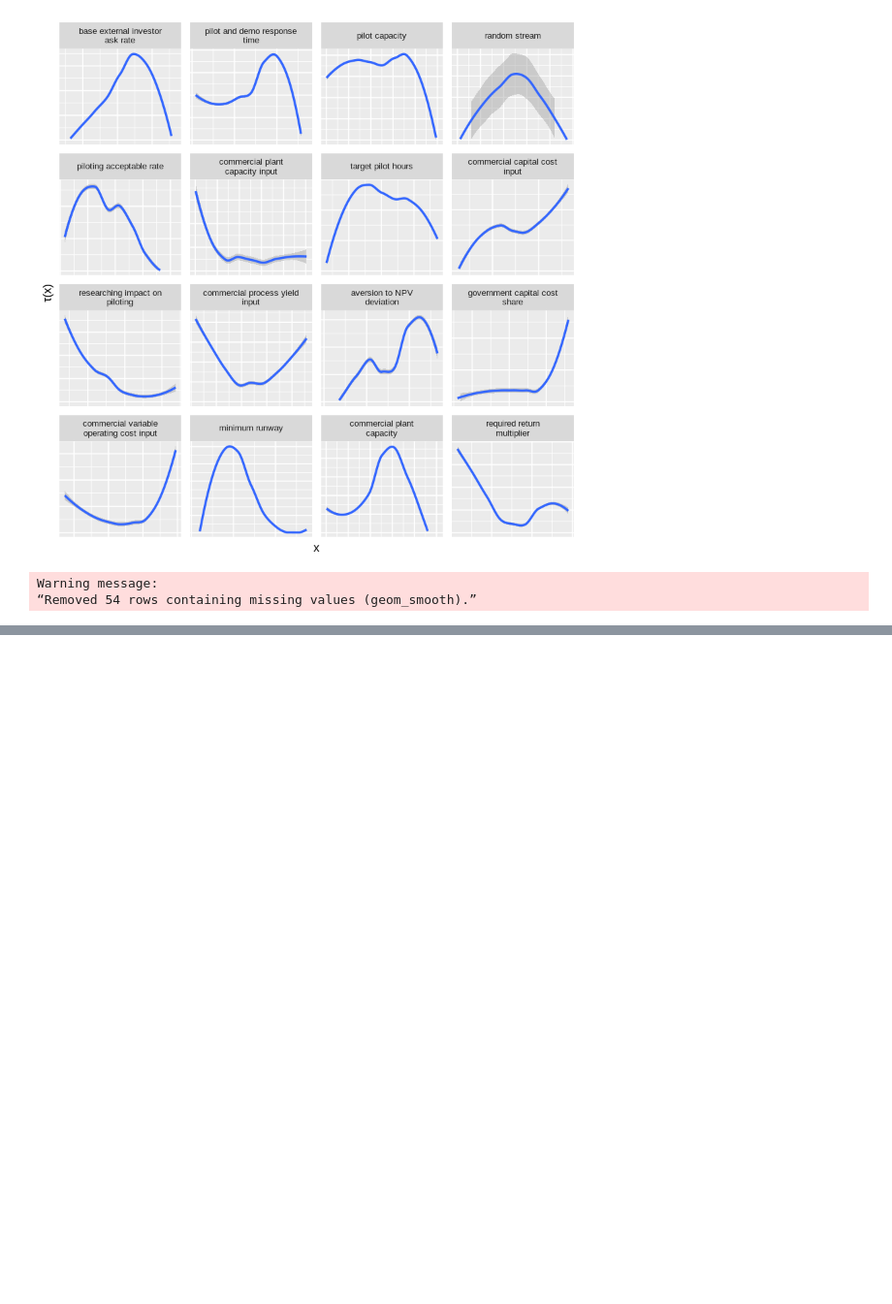
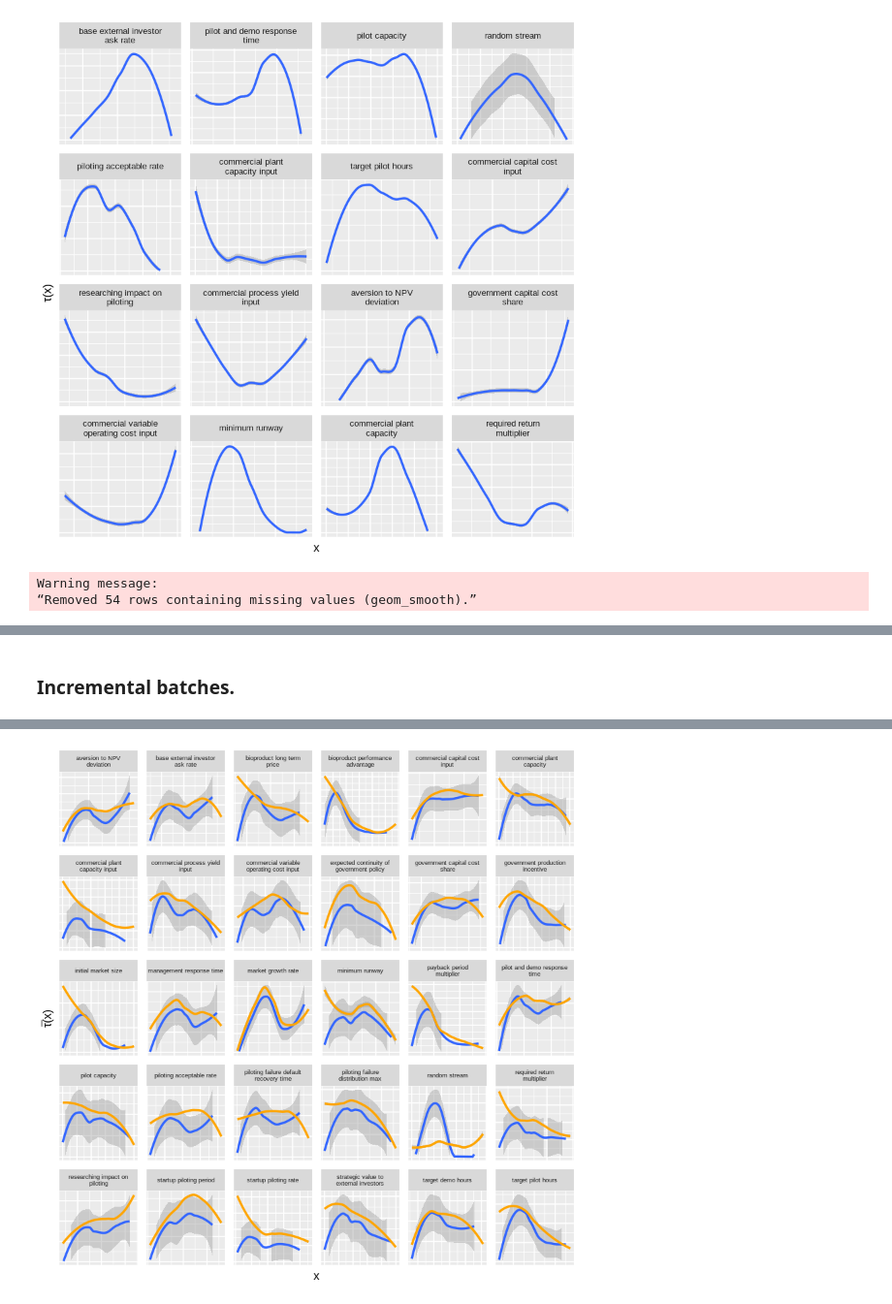
Before and after one commit to functionally/ssa, a Jupyter notebook: technometrics/figures.ipynb, the cells around one changed output, grey strips where cells are left out. Shown at 97% size. Saved outputs shown, nothing was run; the diff lists cells and outputs as text; code cells hidden in the pictures; blank space fills up the shorter version.

```diff
--- a/technometrics/figures.ipynb
+++ b/technometrics/figures.ipynb
@@ -899,0 +901,24 @@ Warning message:
+# %% [markdown]
+### Incremental batches.
+# %%
+ggplot(
+    z.metric[Observation <= 10]
+,   aes(x = x, y = Density)
+) +
+geom_smooth(method = "loess")+#gam", formula = y ~ s(x, bs = "cs")) +
+scale_y_continuous(limits = c(0, NA)) +
+facet_wrap(. ~ Input, scales = "free", labeller = label_wrap_gen()) +
+#ggtitle("Variance-Based Sampling Density") +
+theme(
+    strip.text.x = element_text(size = 5.75)
+,   strip.text.y = element_text(size = 5.75)
+#,   axis.title.x =element_blank()
+,   axis.text.x  =element_blank()
+,   axis.ticks.x =element_blank()
+#,   axis.title.y =element_blank()
+,   axis.text.y  =element_blank()
+,   axis.ticks.y =element_blank()
+) +
+labs(x = "x", y = "τ̅(x)") +
+geom_smooth(data = z.metric, method = "loess", color = "orange")
+# %% [output]
@@ -899,0 +928 @@ Warning message:
+[figure, added]
```
Also changed, not shown: parts of 12 cells of this notebook, 4 other files.
